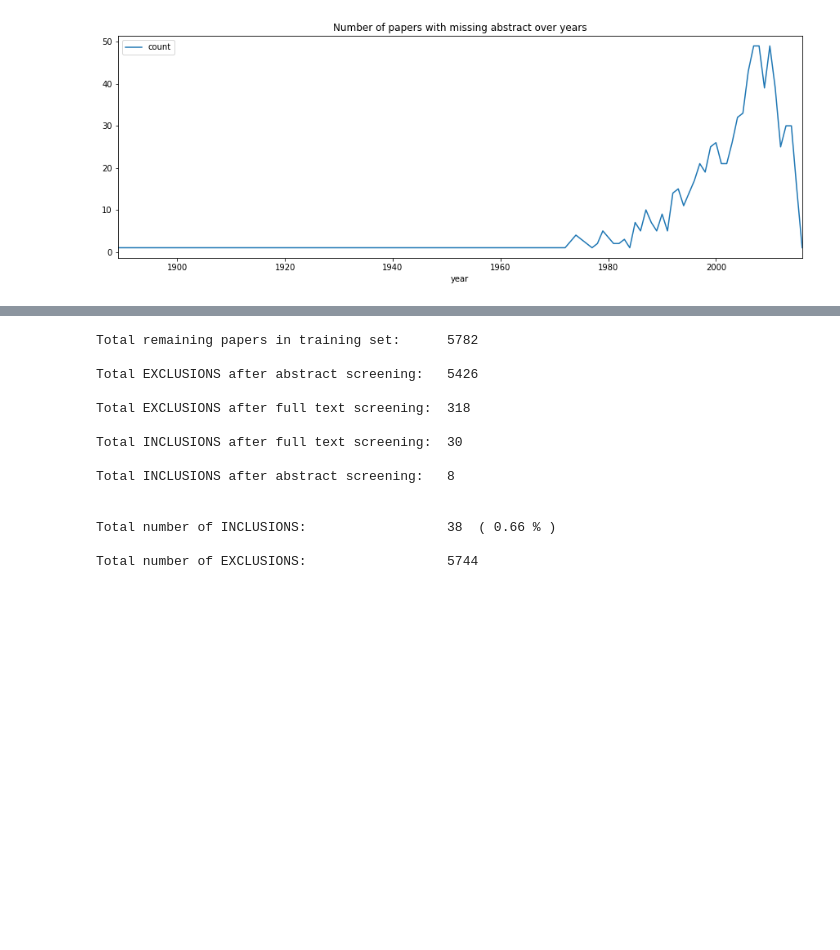
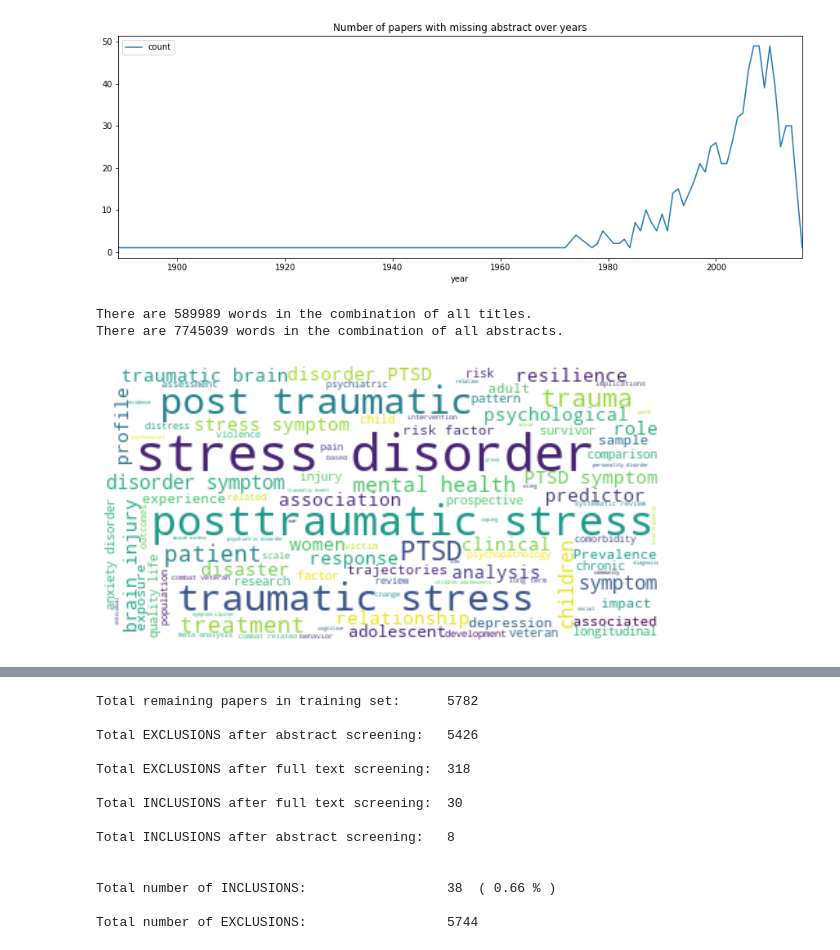
Before and after one commit to asreview/synergy-dataset, a Jupyter notebook: datasets/Van_de_Schoot_PTSD/convert_clean_schoot_lgmm_ptsd.ipynb, the cells around one changed output, grey strips where cells are left out. Cells and saved outputs as stored; diff of their text form; code cells hidden in the pictures; blank space fills up the shorter version.

Commit message:
Add word cloud

```diff
--- a/datasets/Van_de_Schoot_PTSD/convert_clean_schoot_lgmm_ptsd.ipynb
+++ b/datasets/Van_de_Schoot_PTSD/convert_clean_schoot_lgmm_ptsd.ipynb
@@ -145,3 +159,25 @@ plt.title("Number of papers with missing abstract over years")
 plt.show()
 # %% [output]
 [figure]
+# %%
+# create word cloud text
+title_text = " ".join(word for word in train_data.title.dropna())
+abstract_text = " ".join(word for word in train_data.abstract.dropna())
+print ("There are {} words in the combination of all titles.".format(len(title_text)))
+print ("There are {} words in the combination of all abstracts.".format(len(abstract_text)))
+
+# create stopword list
+stopwords = set(STOPWORDS)
+stopwords.update(["although", "among", "found", "following", "model", "outcome", "study", "effect", "effects", "result", "results", "method", "conclusion", "APA"])
+# %% [output]
+There are 589989 words in the combination of all titles.
+There are 7745039 words in the combination of all abstracts.
+# %%
+# generate a word cloud image for titles
+wordcloud = WordCloud(stopwords=stopwords, max_words=100, background_color="white").generate(title_text)
+plt.figure(figsize=[10,10])
+plt.imshow(wordcloud, interpolation="bilinear")
+plt.axis("off")
+plt.show()
+# %% [output]
+[figure, added]
```
Also changed, not shown: parts of 6 cells of this notebook, 1 other file.
